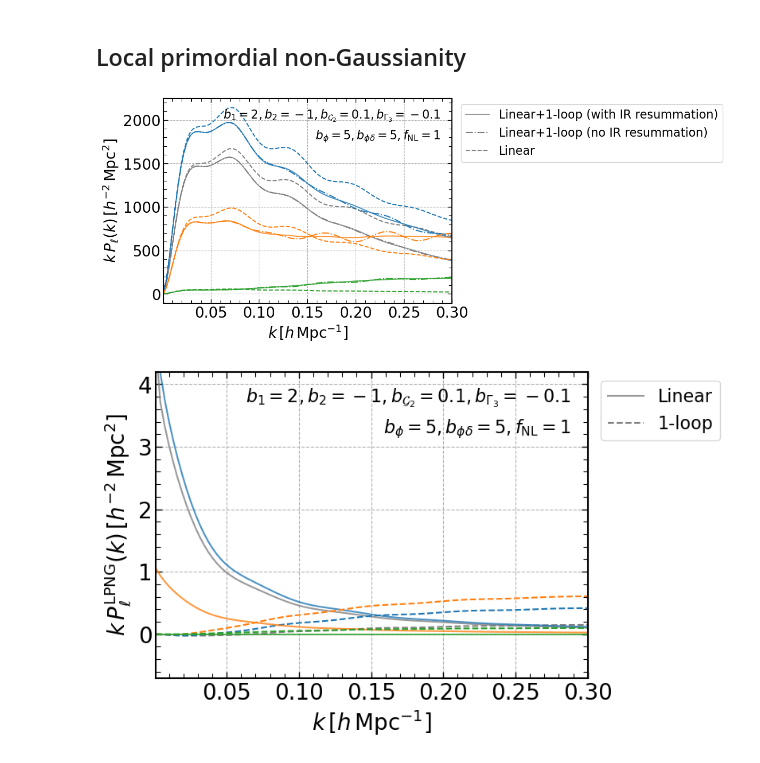
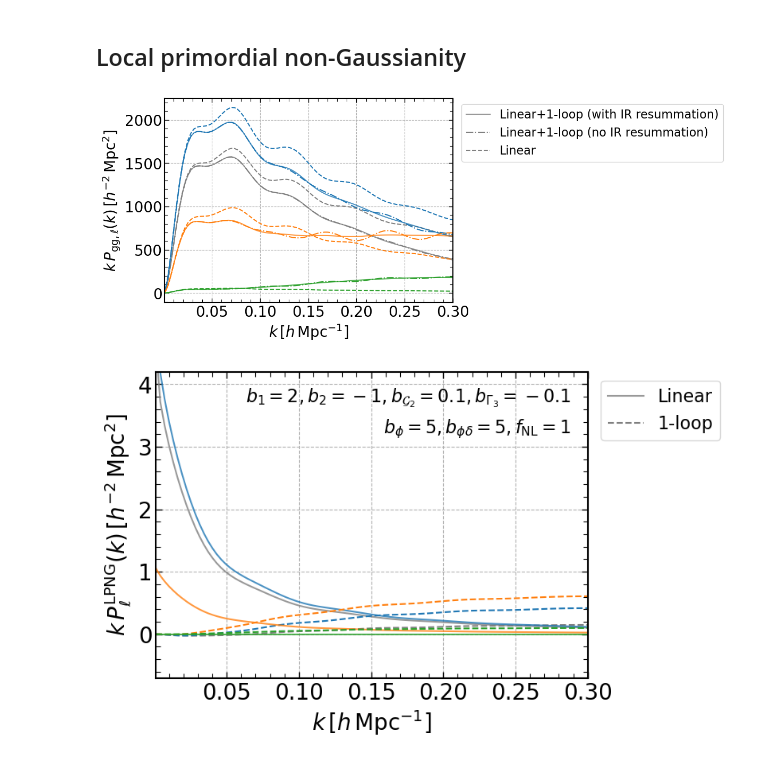
Before and after one commit to archaeo-pteryx/elf, a Jupyter notebook: example/power_1loop.ipynb, the cells around one changed output. Drawn from its saved outputs; the diff is of its cells as text; code cells hidden in the pictures.

```diff
--- a/example/power_1loop.ipynb
+++ b/example/power_1loop.ipynb
@@ -27,8 +27,8 @@ plt.rcParams['text.usetex'] = False
 # %% [markdown]
 ## Gaussian initial condition
 # %%
-from power_1loop import PowerSpectrum1loop
-pt = PowerSpectrum1loop()
+from power_1loop import PowerSpectrum1Loop
+pt = PowerSpectrum1Loop()
 # %%
 ## Run the Boltzamann code (CAMB)
 # cosmological parameters (omega_b, omega_cdm, Omega_Lambda, ln(10^10 A_s), n_s, w_0)
@@ -51,8 +51,8 @@ ctr = {'c0':5, 'c2':15, 'c4':-5, 'cfog':100}
 pt.set_ctr_params(ctr)
 
 ## Set stochasticity parameters
-stoch = {'P_shot':-1, 'a0':0, 'a2':0} # means no stochasticity
-pt.set_stoch_params(stoch1=stoch, ndens=3e-4, k_nl=0.45)
+stoch = {'P_shot':0, 'a0':0, 'a2':0} # means no stochasticity
+pt.set_stoch_params(stoch=stoch, ndens=3e-4, k_nl=0.45)
 # %%
 ## Output P(k,mu) as numpy array of shape (len(k), len(mu))
 k = np.linspace(1e-3,0.3,100)
@@ -137,8 +137,8 @@ for ax in axs:
 # %% [markdown]
 ## Local primordial non-Gaussianity
 # %%
-from power_1loop_lpng import PowerSpectrum1loopLPNG
-pt = PowerSpectrum1loopLPNG()
+from power_1loop_lpng import PowerSpectrum1LoopLPNG
+pt = PowerSpectrum1LoopLPNG()
 # %%
 ## Run the Boltzamann code (CAMB)
 # cosmological parameters (omega_b, omega_cdm, Omega_Lambda, ln(10^10 A_s), n_s, w_0)
@@ -165,8 +165,8 @@ ctr = {'c0':5, 'c2':15, 'c4':-5, 'cfog':100}
 pt.set_ctr_params(ctr)
 
 ## Set stochasticity parameters
-stoch = {'P_shot':-1, 'a0':0, 'a2':0} # means no stochasticity
-pt.set_stoch_params(stoch1=stoch, ndens=3e-4, k_nl=0.45)
+stoch = {'P_shot':0, 'a0':0, 'a2':0} # means no stochasticity
+pt.set_stoch_params(stoch=stoch, ndens=3e-4, k_nl=0.45)
 # %%
 ## Output P(k,mu) as numpy array of shape (len(k), len(mu))
 k = np.linspace(1e-3,0.4,100)
@@ -179,41 +179,35 @@ fig = plt.figure(figsize=(7,5))
 color = plt.rcParams['axes.prop_cycle'].by_key()['color']
 ax = fig.add_subplot()
 
 k = np.linspace(1e-3,0.3,100)
 
 # real space
 pk_tree = pt.get_pk_gg_lin(k)
 pk_noirres = pt.get_pk_gg(k, irres=False)
 pk_irres = pt.get_pk_gg(k, irres=True)
 ax.plot(k, k * pk_irres, ls='-', c='gray', alpha=0.8, label=r'Linear+1-loop (with IR resummation)')
 ax.plot(k, k * pk_noirres, ls='-.', c='gray', label=r'Linear+1-loop (no IR resummation)')
 ax.plot(k, k * pk_tree, ls='--', c='gray', label=r'Linear')
 
 # redshift space multipoles
 for i, l in enumerate([0,2,4]):
     pl_tree = pt.get_pk_ell_gg_lin(l, k)
     pl_noirres = pt.get_pk_ell_gg(l, k, irres=False)
     pl_irres = pt.get_pk_ell_gg(l, k, irres=True)
     ax.plot(k, k * pl_irres, ls='-', c=color[i], alpha=0.8,)
     ax.plot(k, k * pl_noirres, ls='-.', c=color[i])
     ax.plot(k, k * pl_tree, ls='--', c=color[i])
 
-ax.text(0.96, 0.9, r'$b_1=%s, b_2=%s, b_{\mathcal{G}_2}=%s, b_{\Gamma_3}=%s$' % (bias['b1'], bias['b2'], bias['bG2'], bias['bGamma3']), fontsize=16, transform=ax.transAxes, ha='right')
-ax.text(0.96, 0.8, r'$b_{\phi}=%s, b_{\phi\delta}=%s, f_\mathrm{NL}=%s$' % (bias['bphi'], bias['bphid'], pt.f_nl), fontsize=16, transform=ax.transAxes, ha='right')
-
 axs = plt.gcf().get_axes()
 for ax in axs:
     plt.sca(ax)
     plt.xlabel(r'$k \, [h\,\mathrm{Mpc}^{-1}]$')
-    # plt.ylabel(r'$k \, P_{\mathrm{gg},\ell}(k)\,[h^{-2}\,\mathrm{Mpc}^2]$')
-    plt.ylabel(r'$k \, P_{\ell}(k)\,[h^{-2}\,\mathrm{Mpc}^2]$')
+    plt.ylabel(r'$k \, P_{\mathrm{gg},\ell}(k)\,[h^{-2}\,\mathrm{Mpc}^2]$')
     plt.xlim(k.min(), k.max())
     plt.legend(fontsize=16, bbox_to_anchor=(1.01, 1.0), loc='upper left')
     plt.grid(linestyle='--')
-
-plt.savefig('/Users/yosukekobayashi/calc/pt_calc/figs/pr_slide_power_1loop.png', bbox_inches='tight', pad_inches=0.1)
 # %% [output]
-[figure, old version]
+[figure, new version]
 # %%
 ## Plot local PNG contributions of P_ell(k)
 
```
Also changed, not shown: parts of 1 cell of this notebook.
